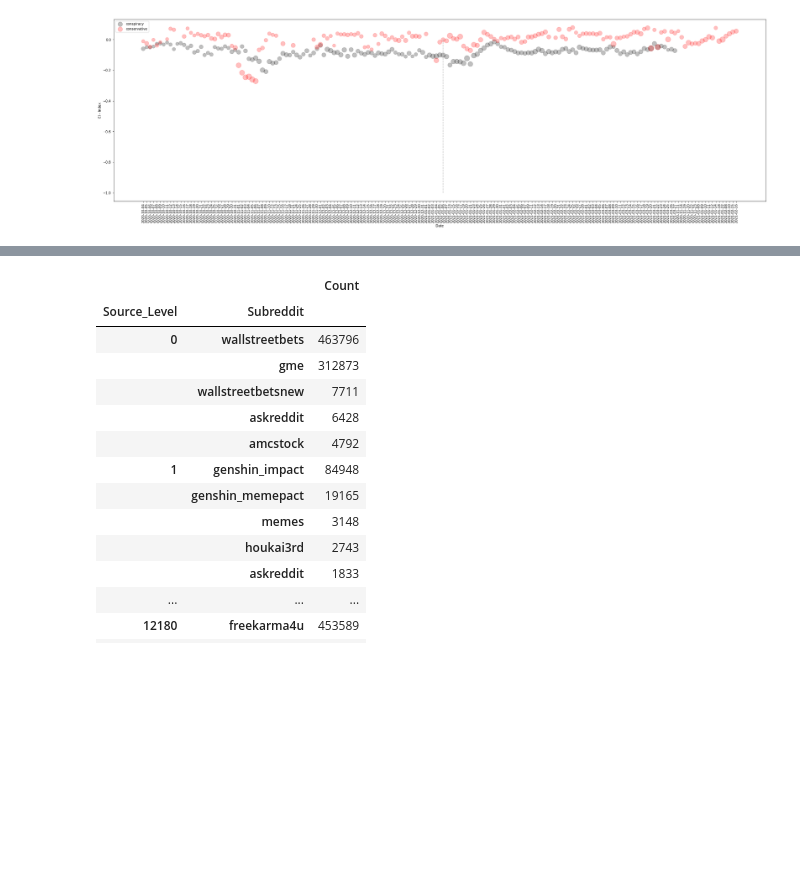
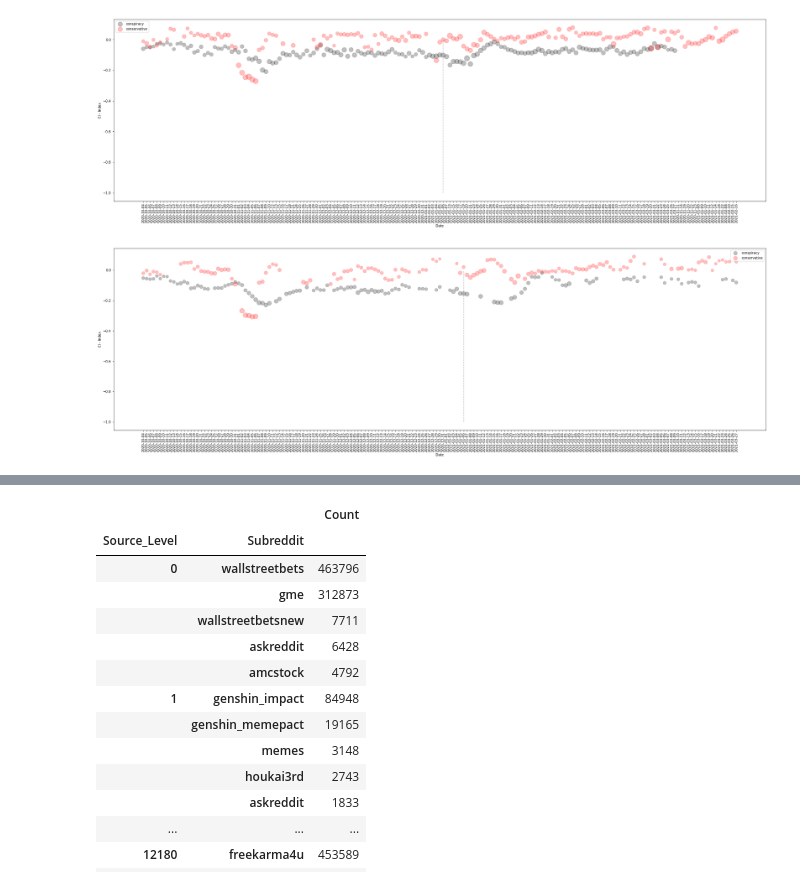
Before and after one commit to casonk/pushshift_python, a Jupyter notebook: Great_Lakes_HPC/ipynbs/conspiracy_tracer.ipynb, the cells around one changed output, grey strips where cells are left out. Drawn from its saved outputs; the diff is of its cells as text; code cells hidden in the pictures; blank space fills up the shorter version.

```diff
--- a/Great_Lakes_HPC/ipynbs/conspiracy_tracer.ipynb
+++ b/Great_Lakes_HPC/ipynbs/conspiracy_tracer.ipynb
@@ -72,6 +72,7 @@ def plotter(r,n):
             conservative_dt += [date]
 
     fig = plt.figure(figsize=(35,10))
+    plt.scatter(y=[0 for _ in _center_dates], x=_center_dates, s=0, alpha=0, c='w')
     plt.scatter(y=conspiracy_ei, x=conspiracy_dt, s=[s/1000 for s in conspiracy_tl], alpha=0.25, c='black', label='conspiracy')
     plt.scatter(y=conservative_ei, x=conservative_dt, s=[s/1000 for s in conservative_tl], alpha=0.25, c='r', label='conservative')
     plt.xticks(rotation=90)
@@ -233,3 +284,7 @@ plotter(2,5)
 plotter(5,5)
 # %% [output]
 [figure]
+# %%
+plotter(10,5)
+# %% [output]
+[figure, added]
```
Also changed, not shown: parts of 7 cells of this notebook, 3 other files.
